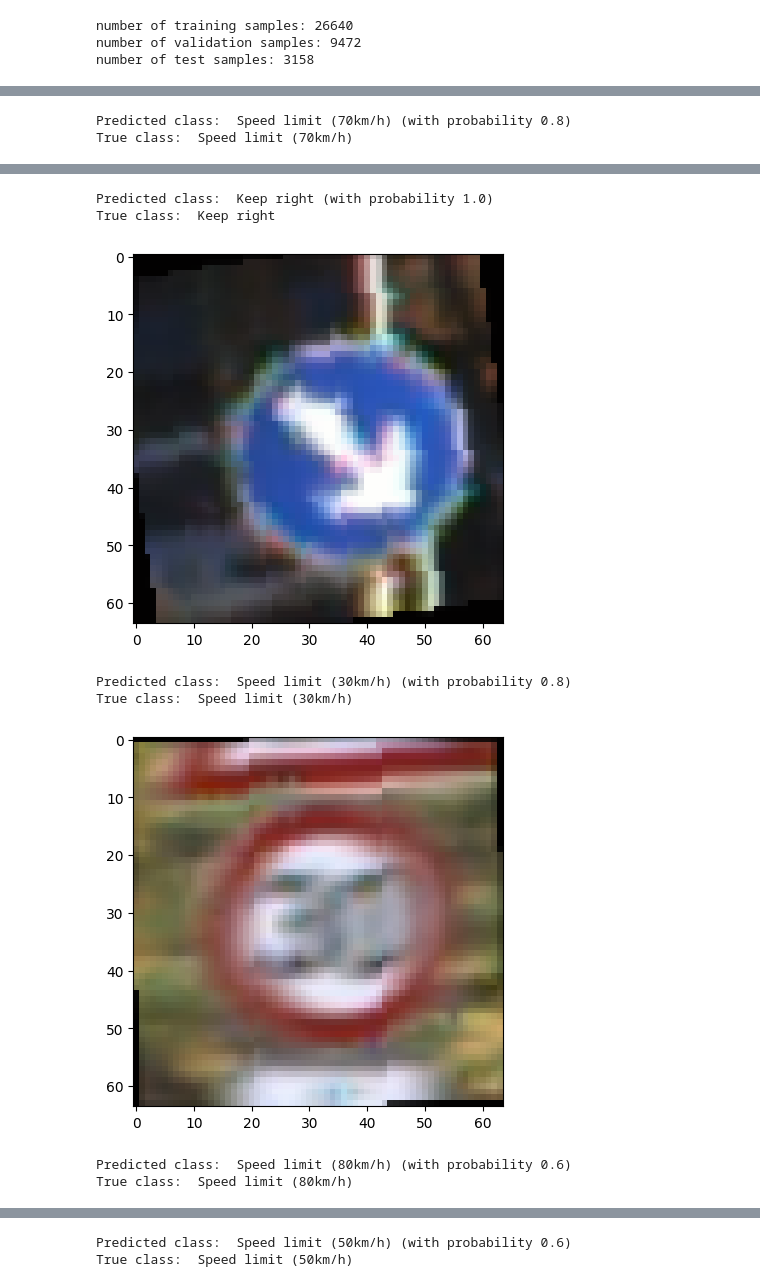
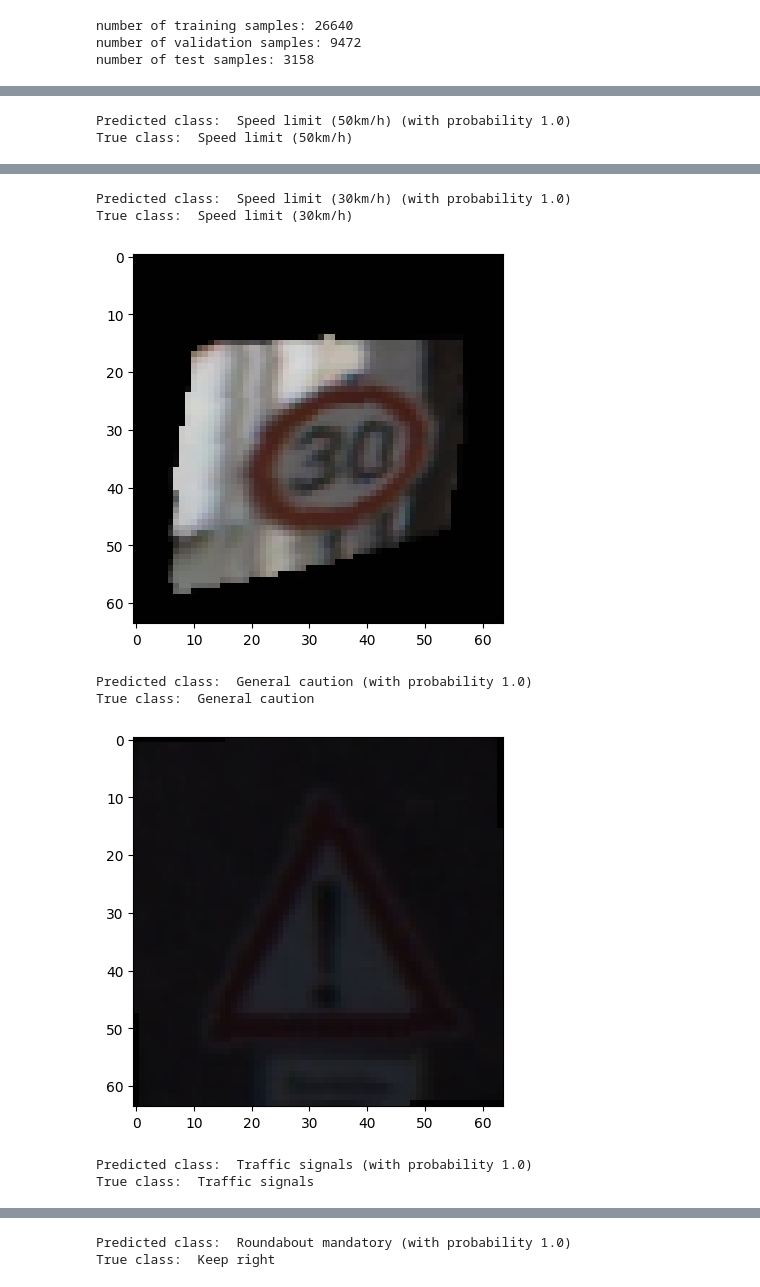
Before and after one commit to enestaner/Computer-Vision, a Jupyter notebook: Assignment_3/Assignment3_TrafficSignClassifier_student.ipynb, the cells around one changed output, grey strips where cells are left out. Cells and saved outputs as stored; diff of their text form; code cells hidden in the pictures.

Commit message:
good-model

```diff
--- a/Assignment_3/Assignment3_TrafficSignClassifier_student.ipynb
+++ b/Assignment_3/Assignment3_TrafficSignClassifier_student.ipynb
@@ -205,11 +205,11 @@ def calc_stats(data):
     return total_mean, total_std
 # %%
 # load data
-train = torchvision.datasets.GTSRB(root='./data', split='train', download=True, transform=transforms.ToTensor())
+train = torchvision.datasets.GTSRB(root='./data', split='train', transform=transforms.ToTensor())
 mean_train, std_train = calc_stats(train)
 print("Image mean for training data is ", mean_train)
 print("Image standard deviation for training data is ", std_train)
-test = torchvision.datasets.GTSRB(root='./data', split='test', download=True, transform=transforms.ToTensor())
+test = torchvision.datasets.GTSRB(root='./data', split='test', transform=transforms.ToTensor())
 mean_test, std_test = calc_stats(test)
 print("Image mean for test data is ", mean_test)
 print("Image standard deviation for test data is ", std_test)
@@ -872,7 +872,7 @@ That's it! We have implemented and trained a fully connected neural network and
 **ANSWER:**
 # %%
 # different parameters
-batchSize = 64 # numer of images loaded and processed at once. Larger batch sizes enable faster training, but can lead to overfitting and lower accuracy.
+batchSize = 32 # numer of images loaded and processed at once. Larger batch sizes enable faster training, but can lead to overfitting and lower accuracy.
 imWidth = 64 # resize to images of this width
 imHeight = 64 # resize to images of this width
 load_model_from_file = False # load checkpoint instead of training - skip the training loop if True
@@ -923,7 +923,7 @@ numValSamples = len(valSet)
 print('number of validation samples:', numValSamples)
 
 # test data
-testLoader = torch.utils.data.DataLoader(testSet, batch_size=1, shuffle=True)
+testLoader = torch.utils.data.DataLoader(testSet, batch_size=1, shuffle=True, drop_last=True)
 numTestSamples = len(testSet)
 print('number of test samples:', numTestSamples)
 
@@ -1013,13 +1013,18 @@ class CNN_2(nn.Module):
             nn.LeakyReLU(),
 
             nn.Flatten(),
-            nn.Linear(64*8*8, 128),
+            nn.Linear(64*8*8, 64),
+            nn.BatchNorm1d(64),
             nn.ReLU(),
 
-            nn.Linear(128, numClasses),
+            nn.Linear(64, 64),
+            nn.BatchNorm1d(64),
+            nn.ReLU(),
+
+            nn.Linear(64, numClasses),
             nn.LogSoftmax()
         )
-        self.optimizer = torch.optim.SGD(self.parameters(), lr=0.001, momentum=0.9, weight_decay=1e-5)
+        self.optimizer = torch.optim.RMSprop(self.parameters(), lr=0.001, momentum=0.9, weight_decay=1e-5, centered=True)
         self.loss = nn.NLLLoss()
 
     def forward(self, X):
@@ -1054,8 +1059,8 @@ train_losses = []
 valid_losses = []
 
 # training parameters
-print_every = 1000 #np.inf
-num_episodes = 30
+print_every = 500 #np.inf
+num_episodes = 50
 
 # training
 if not load_model_from_file:
@@ -1094,7 +1099,7 @@ for i in range(10):
     dataiter = iter(testLoader)
     image, label = next(dataiter)
 
-    outputs = model_cnn.forward(image)
+    outputs = model_cnn_2.forward(image)
     max_pred, class_pred = torch.max(outputs, 1)
     prob = torch.exp(max_pred)
     print("Predicted class: ", classes[class_pred.item()], "(with probability %1.1f)" % prob.item())
@@ -1102,5 +1107,5 @@ for i in range(10):
 
     show_image(torchvision.utils.make_grid(image))
 # %% [output]
-Predicted class:  Speed limit (70km/h) (with probability 0.8)
-True class:  Speed limit (70km/h)
+Predicted class:  Speed limit (50km/h) (with probability 1.0)
+True class:  Speed limit (50km/h)
@@ -1108,8 +1113,8 @@ True class:  Speed limit (70km/h)
-Predicted class:  Keep right (with probability 1.0)
-True class:  Keep right
+Predicted class:  Speed limit (30km/h) (with probability 1.0)
+True class:  Speed limit (30km/h)
-[figure, old version]
+[figure, new version]
-Predicted class:  Speed limit (30km/h) (with probability 0.8)
-True class:  Speed limit (30km/h)
+Predicted class:  General caution (with probability 1.0)
+True class:  General caution
-[figure, old version]
+[figure, new version]
-Predicted class:  Speed limit (80km/h) (with probability 0.6)
-True class:  Speed limit (80km/h)
+Predicted class:  Traffic signals (with probability 1.0)
+True class:  Traffic signals
@@ -1117,2 +1122,2 @@ True class:  Speed limit (80km/h)
-Predicted class:  Speed limit (50km/h) (with probability 0.6)
-True class:  Speed limit (50km/h)
+Predicted class:  Roundabout mandatory (with probability 1.0)
+True class:  Keep right
```
Also changed, not shown: parts of 7 cells of this notebook, 1 other file.
